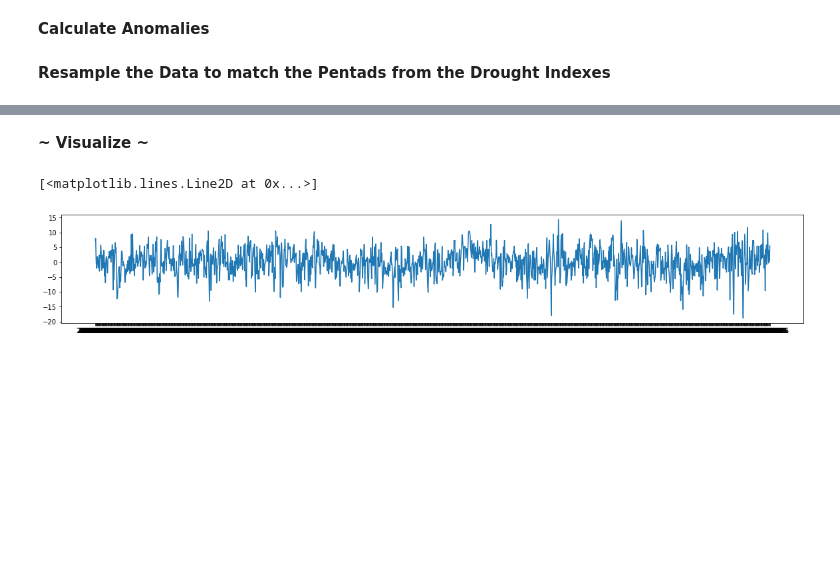
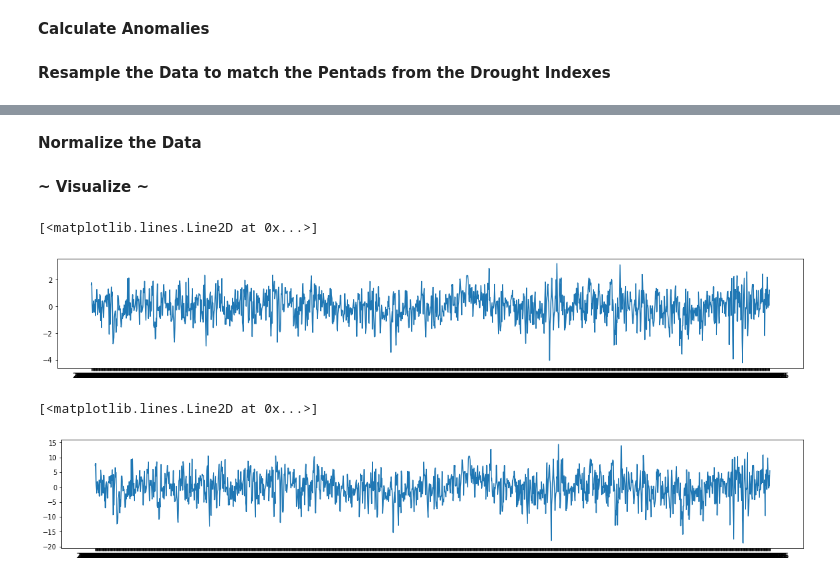
Before and after one commit to anniebritton/Ecological-Drought-ML-Modeling, a Jupyter notebook: NDVI_Data_Processing.ipynb, the cells around one changed output, grey strips where cells are left out. Cells and saved outputs as stored; diff of their text form; code cells hidden in the pictures; blank space fills up the shorter version.

Commit message:
Added in code to normalize the data

```diff
--- a/NDVI_Data_Processing.ipynb
+++ b/NDVI_Data_Processing.ipynb
@@ -116,5 +101,15 @@ anom_result
+# %% [markdown]
+**Normalize the Data**
+# %%
+normalized_df=(anom_result-anom_result.mean())/anom_result.std()
+normalized_df
 # %% [markdown]
 **~ Visualize ~**
+# %%
+plt.plot(normalized_df['tmax_anomaly_5day'])
+# %% [output]
+[<matplotlib.lines.Line2D at 0x...>]
+[figure, added]
 # %%
 plt.plot(anom_result['tmax_anomaly_5day'])
 # %% [output]
```
Also changed, not shown: parts of 1 cell of this notebook.
